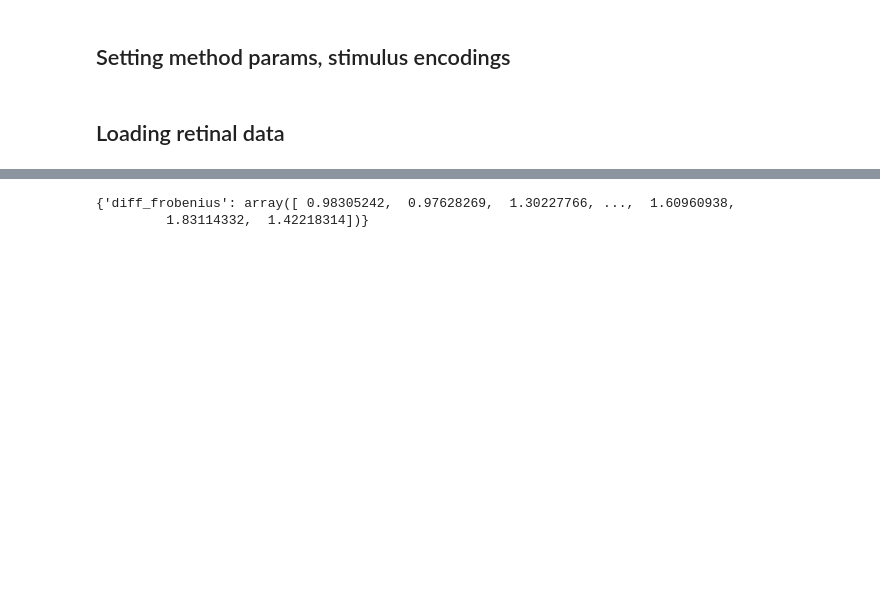
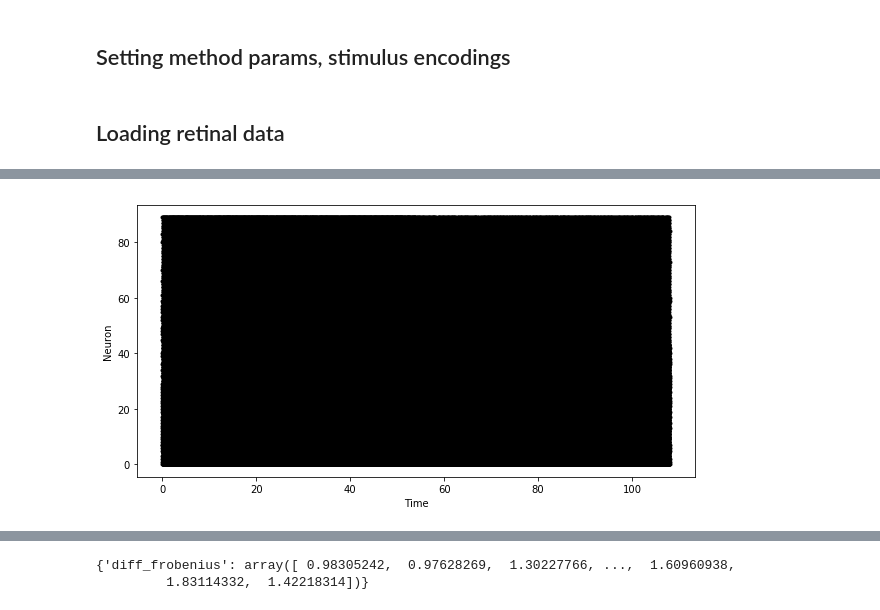
Before and after one commit to curious-abhinav/change-point, a Jupyter notebook: notebooks/neural_change_point.ipynb, the cells around one changed output, grey strips where cells are left out. Drawn from its saved outputs; the diff is of its cells as text; code cells hidden in the pictures; blank space fills up the shorter version.

```diff
--- a/notebooks/neural_change_point.ipynb
+++ b/notebooks/neural_change_point.ipynb
@@ -145,0 +239,3 @@ from changepy.costs import normal_mean, poisson, exponential
+# %%
+discrete_sim_spikes=build_features.sim_brian_spikes(duration_epochs=54000)
+# %% [output]
@@ -145,0 +250 @@ from changepy.costs import normal_mean, poisson, exponential
+[figure, added]
```
Also changed, not shown: parts of 20 cells of this notebook, 3 other files.
